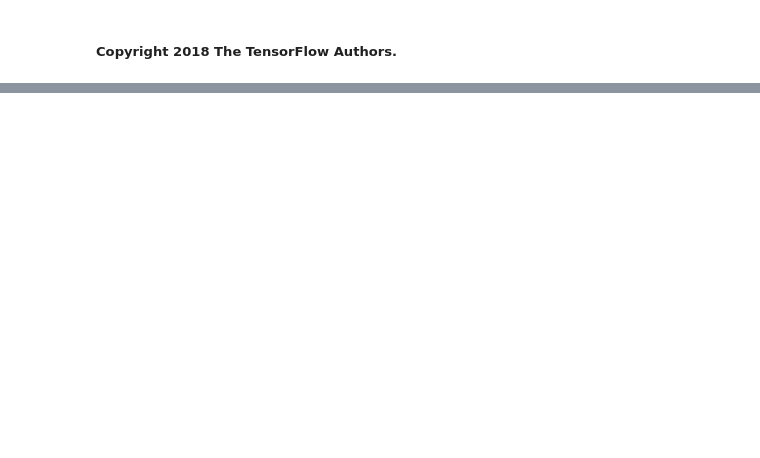
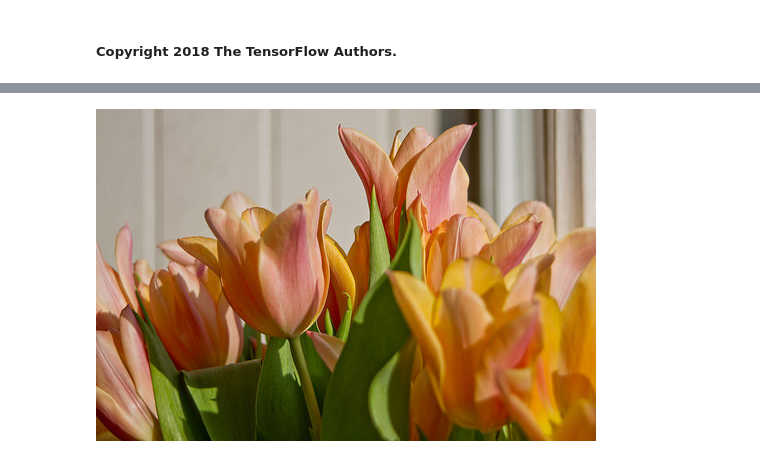
Before and after one commit to blu3crab/DeepPlay2020, a Jupyter notebook: tf-tutorials/classification (1).ipynb, the cells around one changed output, grey strips where cells are left out. Drawn from its saved outputs; the diff is of its cells as text; code cells hidden in the pictures; blank space fills up the shorter version.

```diff
--- a/tf-tutorials/classification (1).ipynb
+++ b/tf-tutorials/classification (1).ipynb
@@ -411,0 +104,4 @@ And the model predicts a label as expected.
+# %%
+PIL.Image.open(str(tulips[1]))
+# %% [output]
+[figure, added]
```
Also changed, not shown: parts of 140 cells of this notebook, 6 other files.
